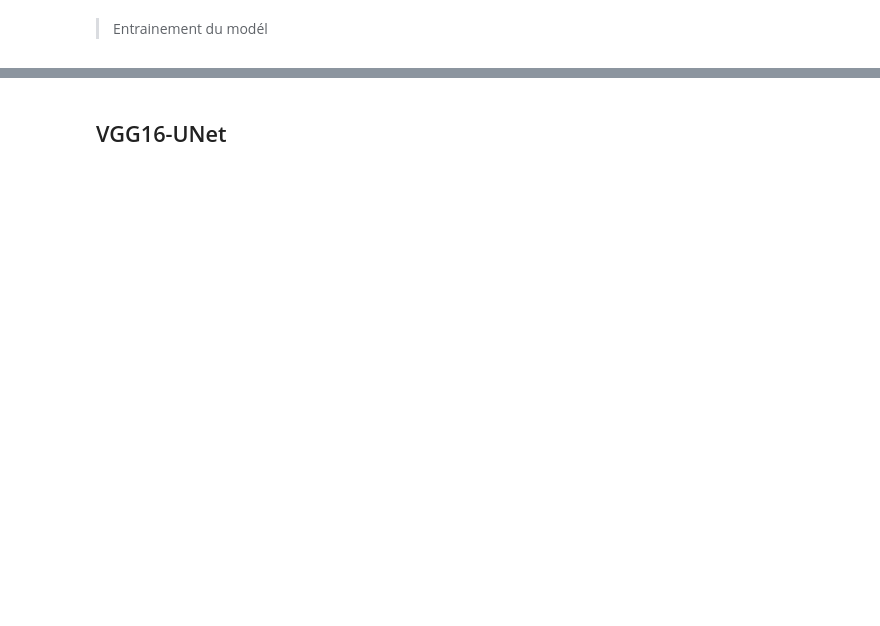
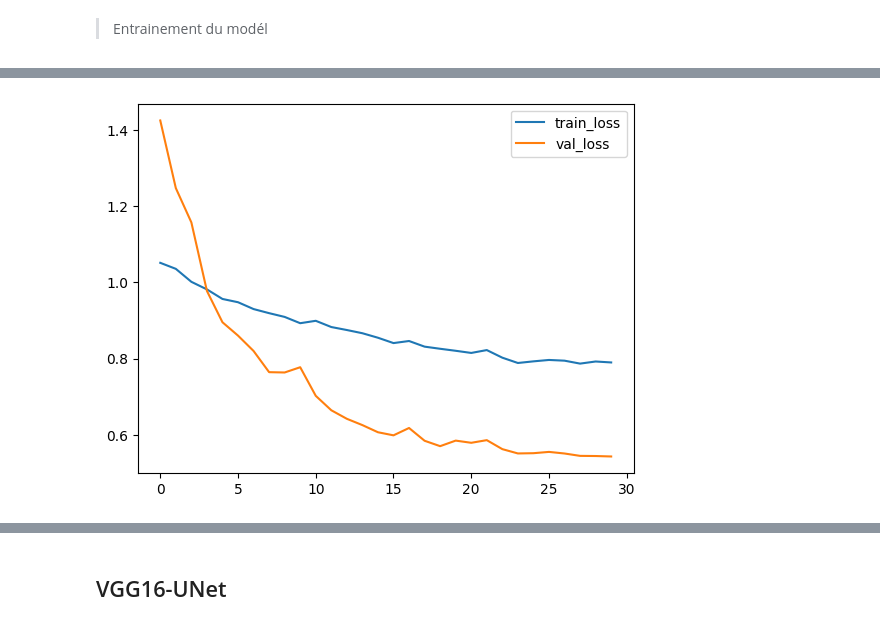
Before and after one commit to amadousysada/image-segmentation, a Jupyter notebook: p8_01_exploration_and_features_extraction.ipynb, the cells around one changed output, grey strips where cells are left out. Drawn from its saved outputs; the diff is of its cells as text; code cells hidden in the pictures; blank space fills up the shorter version.

```diff
--- a/p8_01_exploration_and_features_extraction.ipynb
+++ b/p8_01_exploration_and_features_extraction.ipynb
@@ -415,24 +436,22 @@ def unet_mini(input_shape=(224, 224, 3), num_classes=8, filters_base=32):
     inputs = layers.Input(input_shape)
 
     # Encoder
-    x1, skip1 = encoder_block(inputs, filters_base)      # 112x112
-    x2, skip2 = encoder_block(x1, filters_base * 2)      # 56x56
-    x3, skip3 = encoder_block(x2, filters_base * 4)      # 28x28
-    x4, skip4 = encoder_block(x3, filters_base * 8)      # 14x14
+    x1, skip1 = encoder_block(inputs, filters_base)      # 224x224 → 112x112
+    x2, skip2 = encoder_block(x1, filters_base * 2)      # 112x112 → 56x56
+    x3, skip3 = encoder_block(x2, filters_base * 4)      # 56x56 → 28x28
 
     # Bottleneck
-    bottleneck = conv_block(x4, filters_base * 16)       # 7x7
-    bottleneck = conv_block(bottleneck, filters_base * 16)
+    bottleneck = conv_block(x3, filters_base * 8)       # 28x28
+    bottleneck = conv_block(bottleneck, filters_base * 8)
 
     # Decoder
-    d1 = decoder_block(bottleneck, skip4, filters_base * 8)  # 14x14
-    d2 = decoder_block(d1, skip3, filters_base * 4)          # 28x28
-    d3 = decoder_block(d2, skip2, filters_base * 2)          # 56x56
-    d4 = decoder_block(d3, skip1, filters_base)              # 112x112
+    d1 = decoder_block(bottleneck, skip3, filters_base * 4)  # 28x28 → 56x56
+    d2 = decoder_block(d1, skip2, filters_base * 2)          # 56x56 → 112x112
+    d3 = decoder_block(d2, skip1, filters_base)              # 112x112 → 224x224
 
     # Final upsampling and classification
-    d4 = layers.Conv2DTranspose(filters_base, 2, strides=2, padding='same')(d4)  # 224x224
-    outputs = layers.Conv2D(num_classes, 1, activation='softmax', name='segmentation_output')(d4)
+    #d4 = layers.Conv2DTranspose(filters_base, 2, strides=2, padding='same')(d3)  # 224x224
+    outputs = layers.Conv2D(num_classes, 1, activation='softmax', name='segmentation_output')(d3)
 
     model = Model(inputs, outputs, name='UNet_Mini')
     return model
@@ -571,10 +590,6 @@ def resnet50_unet(input_shape=(224, 224, 3), num_classes=8, freeze_encoder=False
     return model
 
 
-# =============================================================================
-# MODEL FACTORY
-# =============================================================================
-
 def create_model(model_type='unet_mini', input_shape=(224, 224, 3), num_classes=8, **kwargs):
     """
     Factory function to create different model architectures
@@ -677,7 +692,8 @@ Model: "UNet_Mini"
 # %%
 cb = [
-  tf.keras.callbacks.ModelCheckpoint(f"best_model_mini_unet.h5", save_best_only=True),
-  tf.keras.callbacks.ReduceLROnPlateau(patience=5)
+  #tf.keras.callbacks.ModelCheckpoint(f"best_model_mini_unet.h5", save_best_only=True),
+  tf.keras.callbacks.ReduceLROnPlateau(patience=3),
+  tf.keras.callbacks.EarlyStopping(patience=10)
 ]
 model = compile_model(model)
 # %% [markdown]
@@ -685,11 +701,12 @@ model = compile_model(model)
 > Entrainement du modél
 # %%
 %%time
-epochs = 10
-train_sample = train_ds.take(int(0.3*len(train_ds)))
+epochs = 30
+train_sample = train_ds.take(int(0.4*len(train_ds)))
+validation_sample = validation_ds.take(int(0.4*len(validation_ds)))
 hist = model.fit(
     train_sample,
-    validation_data=validation_ds,
+    validation_data=validation_sample,
     epochs=epochs,
     callbacks=cb
 )
@@ -698,0 +738,7 @@ ValueError: Arguments `target` and `output` must have the same shape up until th
+# %%
+plt.plot(hist.history['loss'], label='train_loss')
+plt.plot(hist.history['val_loss'], label='val_loss')
+plt.legend()
+plt.show()
+# %% [output]
+[figure, added]
```
Also changed, not shown: parts of 15 cells of this notebook.
